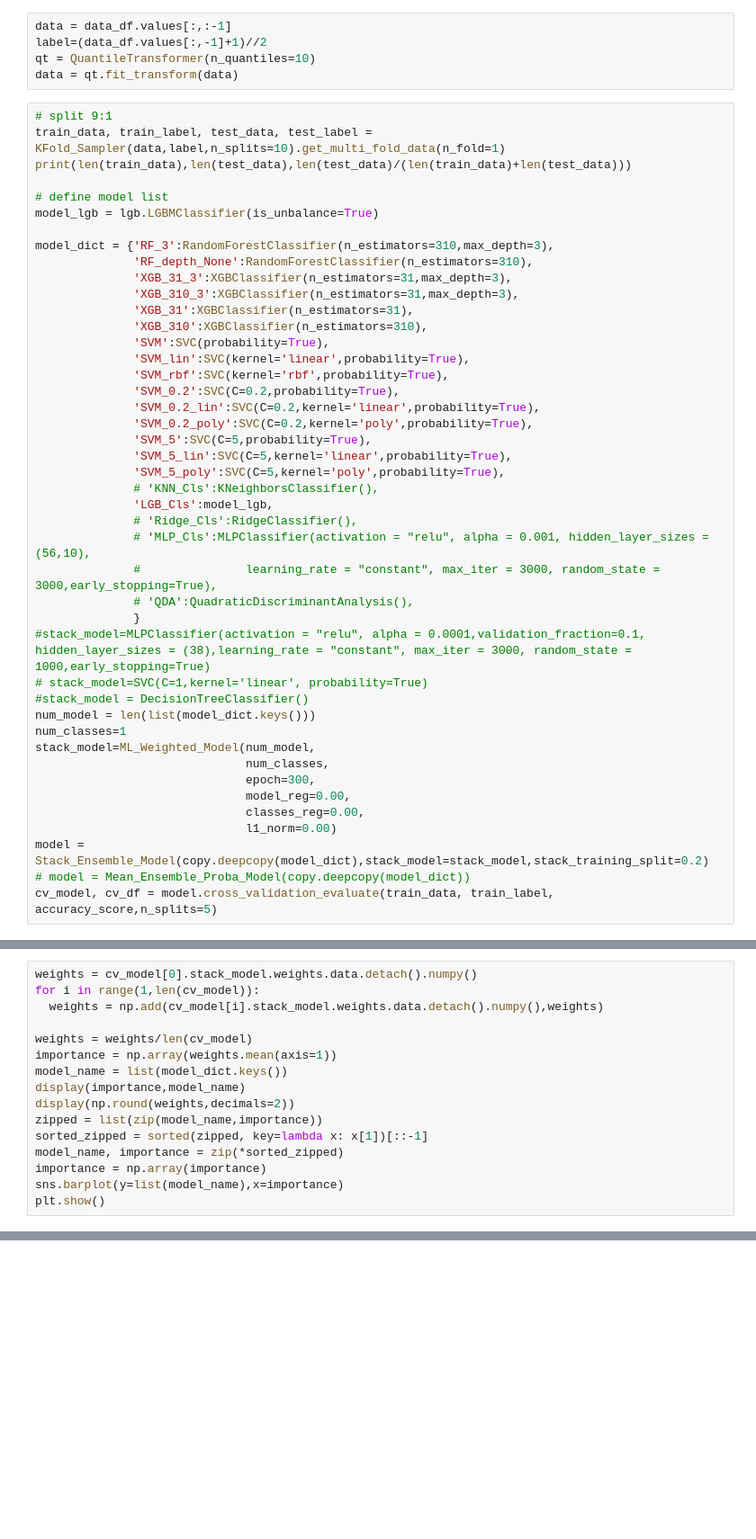
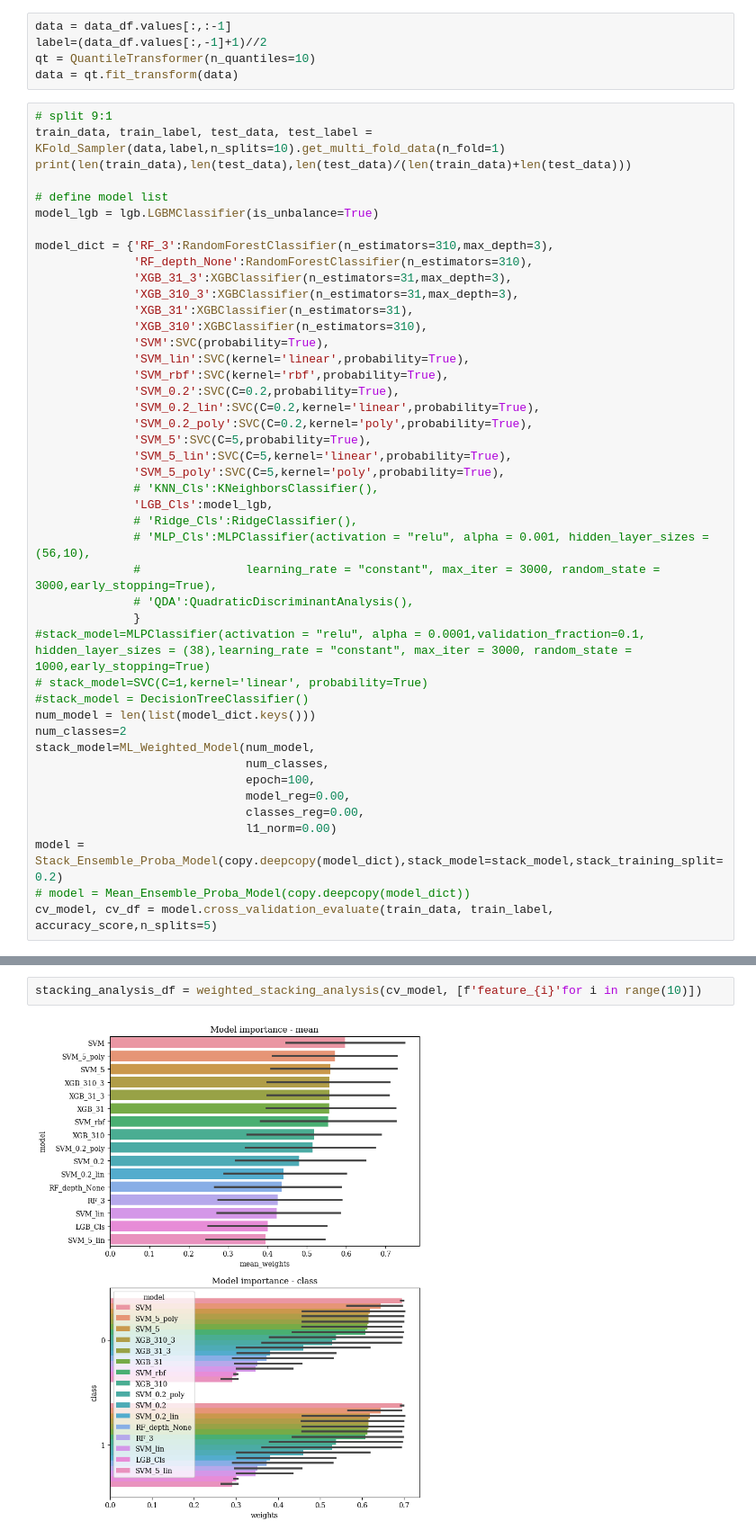
Before and after one commit to Coolshanlan/Machine-Learning-Template, a Jupyter notebook: demo_ml.ipynb, the cells around one changed output, grey strips where cells are left out. Shown: that part at 90% size. Saved outputs shown, nothing was run; the diff lists cells and outputs as text; blank space fills up the shorter version.

```diff
--- a/demo_ml.ipynb
+++ b/demo_ml.ipynb
@@ -50,14 +50,14 @@ model_dict = {'RF_3':RandomForestClassifier(n_estimators=310,max_depth=3),
 # stack_model=SVC(C=1,kernel='linear', probability=True)
 #stack_model = DecisionTreeClassifier()
 num_model = len(list(model_dict.keys()))
-num_classes=1
+num_classes=2
 stack_model=ML_Weighted_Model(num_model,
                               num_classes,
-                              epoch=300,
+                              epoch=100,
                               model_reg=0.00,
                               classes_reg=0.00,
                               l1_norm=0.00)
-model = Stack_Ensemble_Model(copy.deepcopy(model_dict),stack_model=stack_model,stack_training_split=0.2)
+model = Stack_Ensemble_Proba_Model(copy.deepcopy(model_dict),stack_model=stack_model,stack_training_split=0.2)
 # model = Mean_Ensemble_Proba_Model(copy.deepcopy(model_dict))
 cv_model, cv_df = model.cross_validation_evaluate(train_data, train_label, accuracy_score,n_splits=5)
 # %% [output]
@@ -83,16 +242,0 @@ ValueError: Classification metrics can't handle a mix of continuous and binary t
-# %%
-weights = cv_model[0].stack_model.weights.data.detach().numpy()
-for i in range(1,len(cv_model)):
-  weights = np.add(cv_model[i].stack_model.weights.data.detach().numpy(),weights)
-
-weights = weights/len(cv_model)
-importance = np.array(weights.mean(axis=1))
-model_name = list(model_dict.keys())
-display(importance,model_name)
-display(np.round(weights,decimals=2))
-zipped = list(zip(model_name,importance))
-sorted_zipped = sorted(zipped, key=lambda x: x[1])[::-1]
-model_name, importance = zip(*sorted_zipped)
-importance = np.array(importance)
-sns.barplot(y=list(model_name),x=importance)
-plt.show()
@@ -138,0 +243,4 @@ stack_model = ML_Weighted_Model(5,2,epoch=10000,init_mode='rand',l1_norm=0)
+# %%
+stacking_analysis_df = weighted_stacking_analysis(cv_model, [f'feature_{i}'for i in range(10)])
+# %% [output]
+[figure, added]
```
Also changed, not shown: parts of 8 cells of this notebook, 4 other files.
